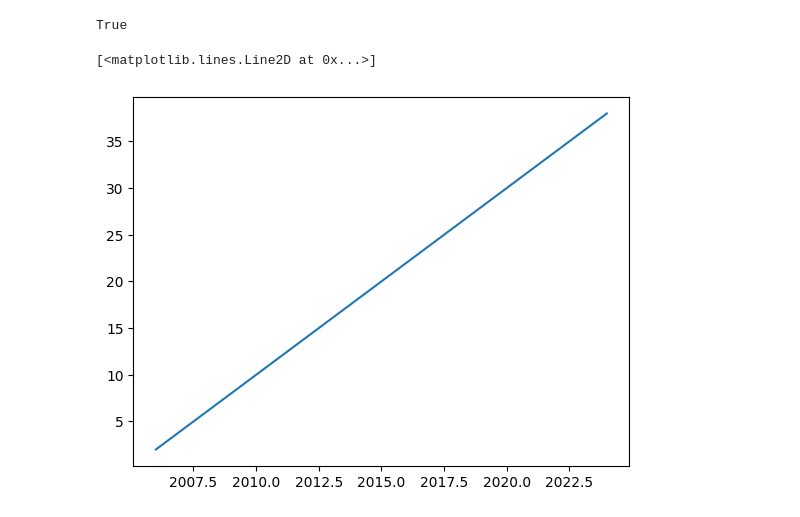
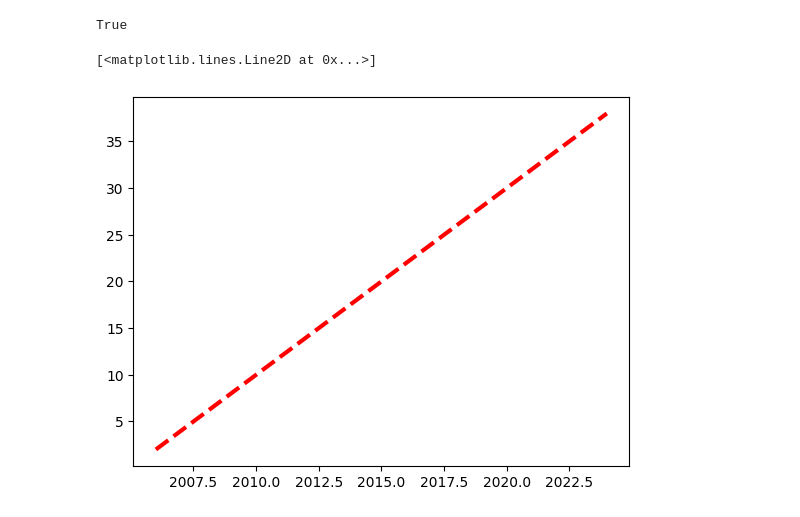
Before and after one commit to pauldebayan/ml_notebooks, a Jupyter notebook: Matplotlib.ipynb, the cells around one changed output. Saved outputs shown, nothing was run; the diff lists cells and outputs as text; code cells hidden in the pictures.

```diff
--- a/Matplotlib.ipynb
+++ b/Matplotlib.ipynb
@@ -46,9 +46,9 @@ len(years) == len(bank_balance)
 [2, 4, 6, 8, 10, 12, 14, 16, 18, 20, 22, 24, 26, 28, 30, 32, 34, 36, 38]
 True
 # %%
-plt.plot(years, bank_balance)
+plt.plot(years, bank_balance, "r--", lw=3)
 # %% [output]
 [<matplotlib.lines.Line2D at 0x...>]
-[figure, old version]
+[figure, new version]
 # %% [markdown]
 We can use plt.scatter(years, bank_balance) but it will not be connected
```
Also changed, not shown: parts of 7 cells of this notebook.
